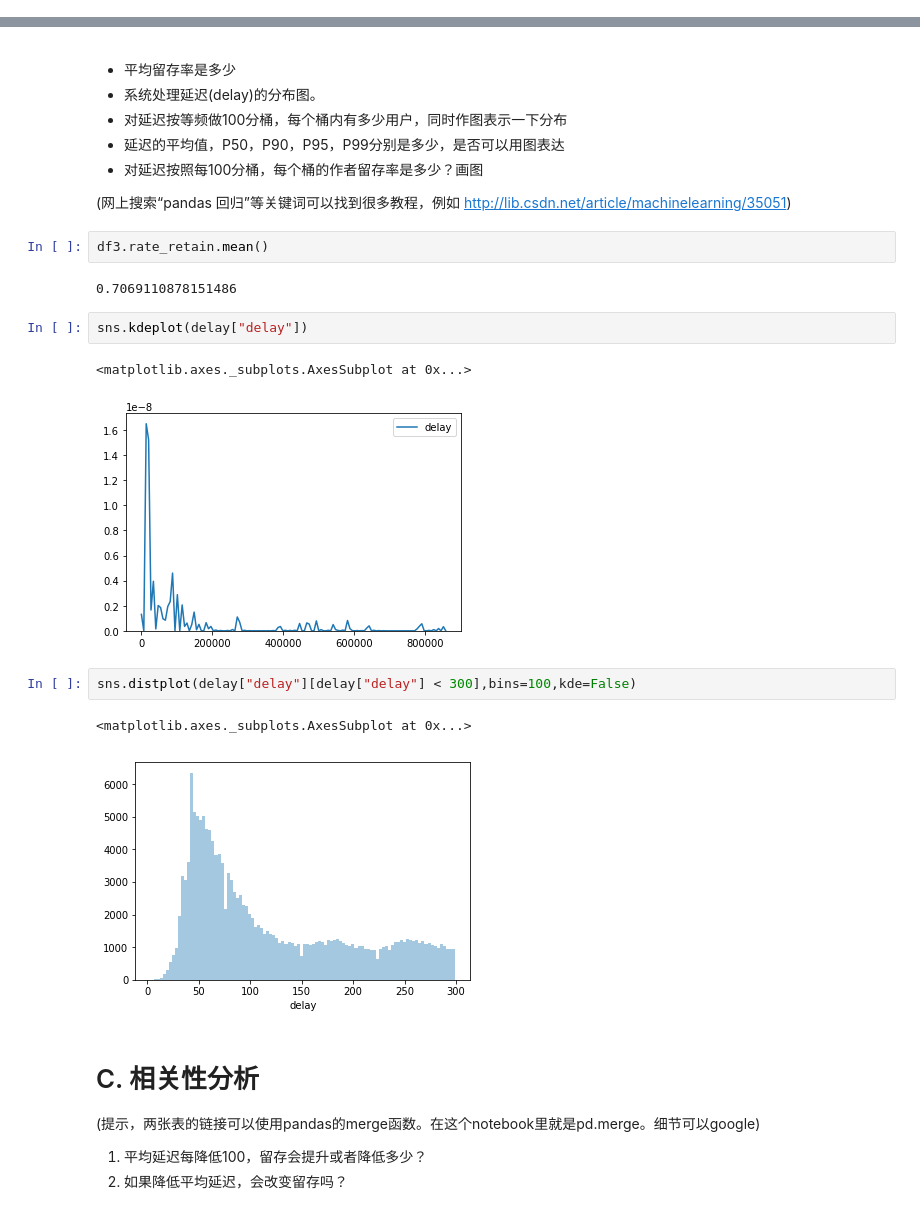
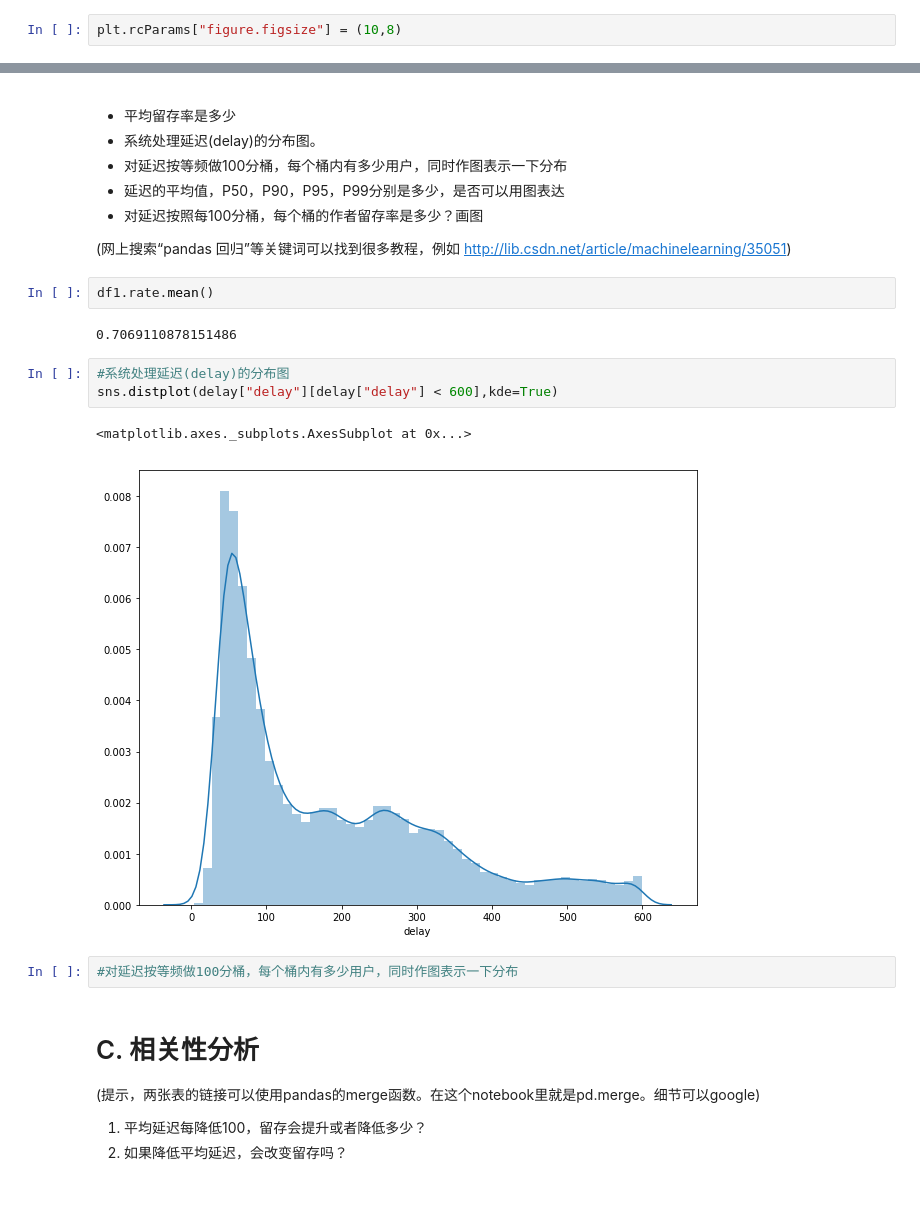
Before and after one commit to guo-sc/LearnAI, a Jupyter notebook: Course/Week03_Matplotlib&Seaborn/第三周线下/Question-Correlation-Analysis-solution.ipynb, the cells around one changed output, grey strips where cells are left out. Drawn from its saved outputs; the diff is of its cells as text.

```diff
--- a/Course/Week03_Matplotlib&Seaborn/第三周线下/Question-Correlation-Analysis-solution.ipynb
+++ b/Course/Week03_Matplotlib&Seaborn/第三周线下/Question-Correlation-Analysis-solution.ipynb
@@ -116,0 +83,2 @@ sns.relplot(x = "video",y="rate_retain",data=df3)
+# %%
+plt.rcParams["figure.figsize"] = (10,8)
@@ -123,20 +141,18 @@ sns.relplot(x = "video",y="rate_retain",data=df3)
 * 对延迟按照每100分桶，每个桶的作者留存率是多少？画图
 
 (网上搜索“pandas 回归”等关键词可以找到很多教程，例如 http://lib.csdn.net/article/machinelearning/35051)
-# %%
-df3.rate_retain.mean()
-# %% [output]
-0.7069110878151486
-# %%
-sns.kdeplot(delay["delay"])
-# %% [output]
-<matplotlib.axes._subplots.AxesSubplot at 0x...>
-[figure, removed]
+# %%
+df1.rate.mean()
+# %% [output]
+0.7069110878151486
 # %%
-sns.distplot(delay["delay"][delay["delay"] < 300],bins=100,kde=False)
+#系统处理延迟(delay)的分布图
+sns.distplot(delay["delay"][delay["delay"] < 600],kde=True)
 # %% [output]
 <matplotlib.axes._subplots.AxesSubplot at 0x...>
-[figure, old version]
+[figure, new version]
+# %%
+#对延迟按等频做100分桶，每个桶内有多少用户，同时作图表示一下分布
 # %% [markdown]
 # C. 相关性分析
 (提示，两张表的链接可以使用pandas的merge函数。在这个notebook里就是pd.merge。细节可以google)
```
Also changed, not shown: parts of 11 cells of this notebook, 24 other files.
